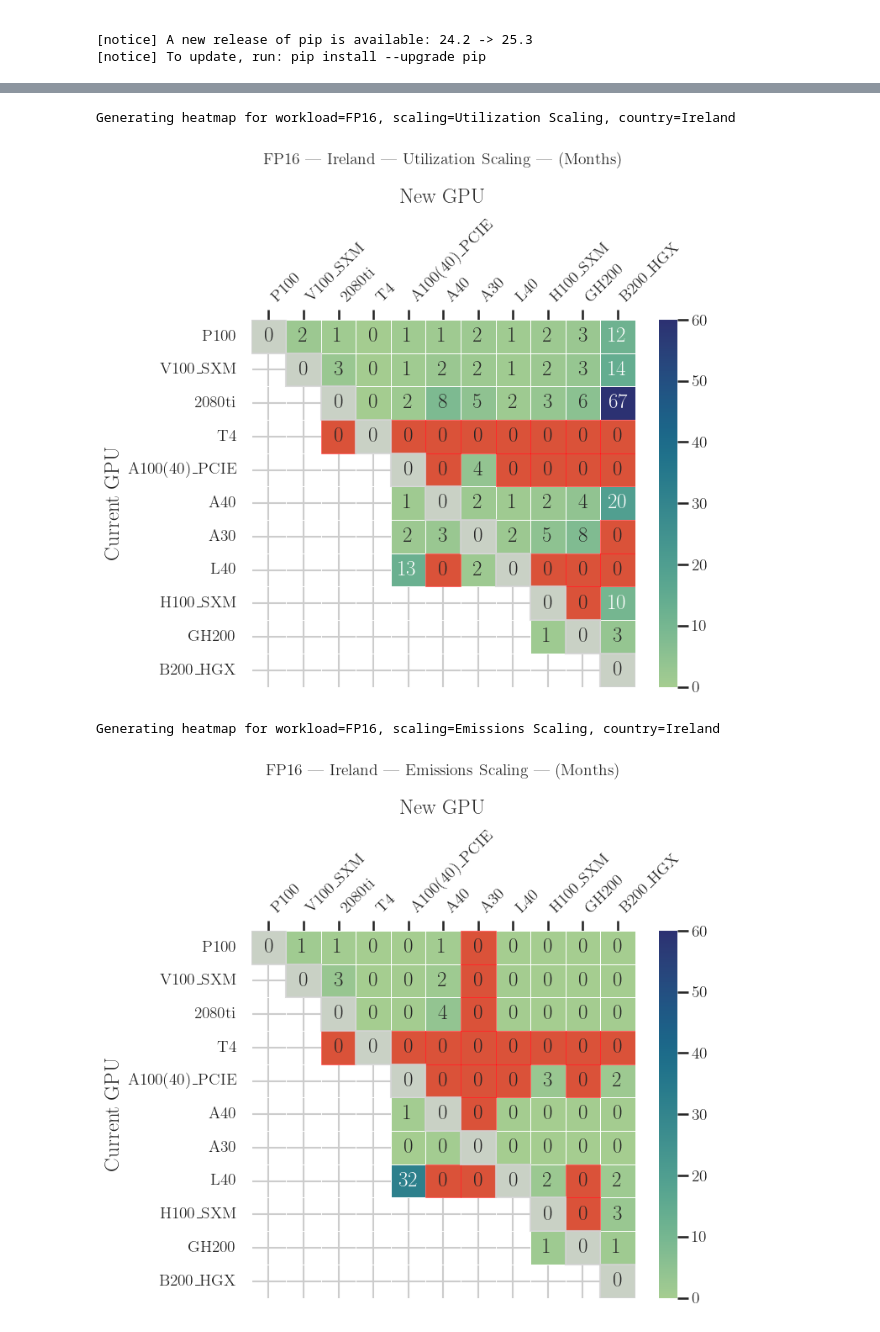
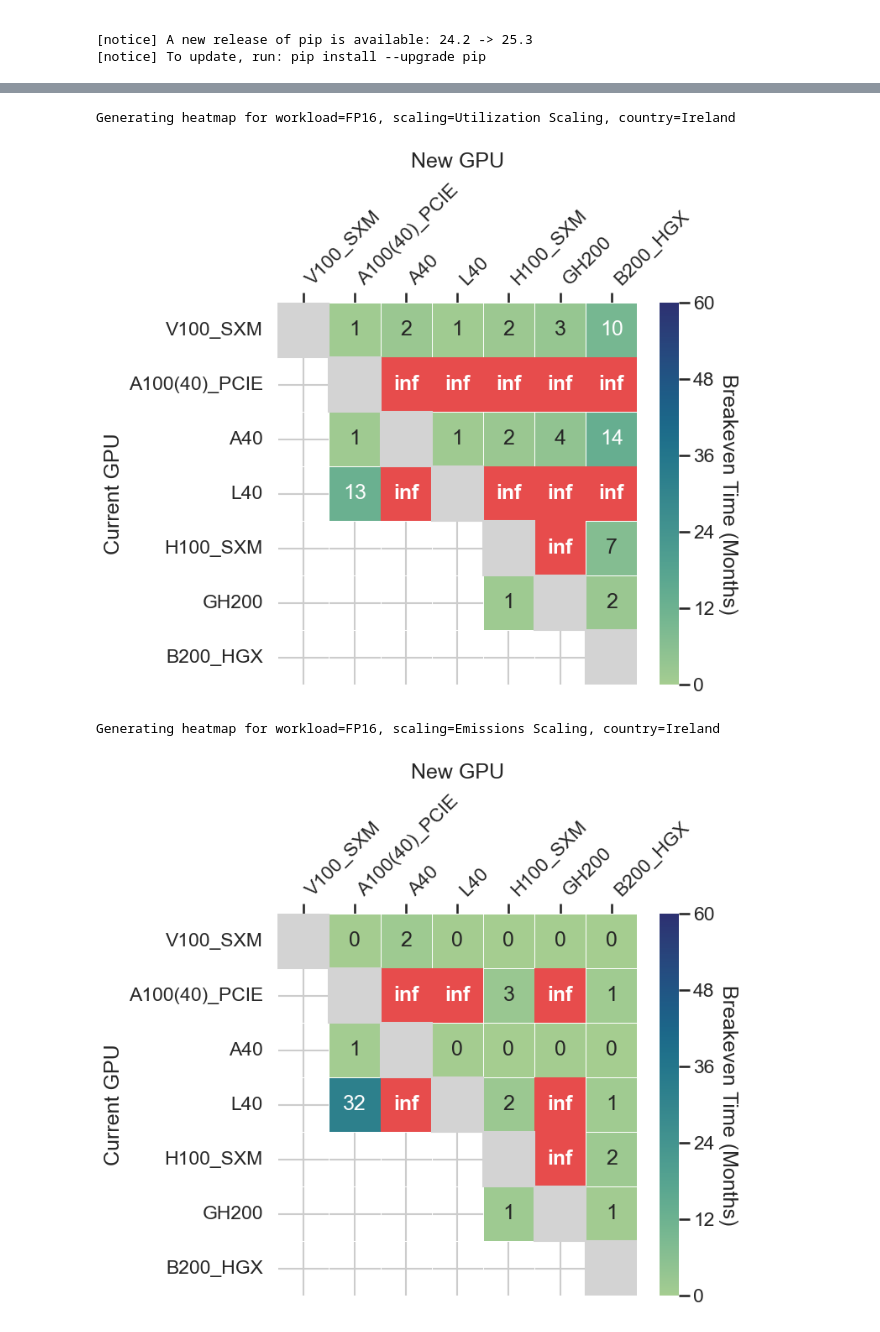
Before and after one commit to hpides/gpu-lifecycle-analysis, a Jupyter notebook: notebooks/plots.ipynb, the cells around one changed output, grey strips where cells are left out. Saved outputs shown, nothing was run; the diff lists cells and outputs as text; code cells hidden in the pictures.

Commit message:
updated comparison charts + B200 embodied calculation fix

```diff
--- a/notebooks/plots.ipynb
+++ b/notebooks/plots.ipynb
@@ -176,16 +204,6 @@ print(df[cols].to_string())
 11          GH200  248.30   67.000  34.0000      900            4.344707            2.344461    0.037778
 # %%
 
-# Set LaTeX font globally
-plt.rcParams.update({
-    "text.usetex": True,
-    "font.family": "serif",
-    "axes.labelsize": 14,
-    "axes.titlesize": 14,
-    "legend.fontsize": 14,
-    "xtick.labelsize": 14,
-    "ytick.labelsize": 14
-})
 
 colors = {
     "speedup": "#CE682A",
@@ -261,7 +279,7 @@ for i, col in enumerate(["FP16", "FP32", "FP64"]):
     if i == 2:
         ax.annotate(
             "NVIDIA GH200",        # Text to show
-            xy=(2023, 2.4),             # Point to annotate (x, y)
+            xy=(2023, 3.0),             # Point to annotate (x, y)
             xytext=(2020, 10),         # Position of the text
             arrowprops=dict(arrowstyle="->", color='darkgray', lw=1.5),
             fontsize=12,
@@ -270,7 +288,7 @@ for i, col in enumerate(["FP16", "FP32", "FP64"]):
 
         ax.annotate(
             "NVIDIA GH200",        # Text to show
-            xy=(2023, 5.5),             # Point to annotate (x, y)
+            xy=(2023, 7.2),             # Point to annotate (x, y)
             xytext=(2020, 10),         # Position of the text
             arrowprops=dict(arrowstyle="->", color='darkgray', lw=1.5),
             fontsize=12,
@@ -295,7 +313,10 @@ for i, col in enumerate(["FP16", "FP32", "FP64"]):
 handles = [plt.Line2D([0], [0], color=color, lw=2) for color in colors.values()]
 fig.legend(handles, labels.values(), loc='upper center', ncol=len(labels), frameon=False, fontsize=16)
 
-plt.subplots_adjust(top=0.85, wspace=0.2, hspace=0.3)  # top moves legend away, wspace moves subplots apart
+for ax in axes:
+    ax.set_xlabel("GPU Launch Year", fontsize=16, labelpad=8)
+
+plt.subplots_adjust(top=0.85, wspace=0.27, hspace=0.3)  # top moves legend away, wspace moves subplots apart
 
 plt.savefig("fp_over_time_all.svg", bbox_inches='tight')
 plt.show()
@@ -350,16 +371,6 @@ if intersect_days is not None:
     x_intersect, y_intersect = intersect
     y_intersect /= 1000  # kg → tonnes
 
-
-plt.rcParams.update({
-    "text.usetex": True,
-    "font.family": "serif",
-    "axes.labelsize": 18,
-    "axes.titlesize": 14,
-    "legend.fontsize": 16,
-    "xtick.labelsize": 14,
-    "ytick.labelsize": 14
-})
 
 plt.figure(figsize=(10, 6))  # 10 inches wide, 6 inches tall
 # Plot OPEX lines
@@ -527,23 +561,25 @@ def plot_gpu_breakeven(df, workload, country, scaling):
 # %%
 workloads = [constants.FP16, constants.FP32, constants.FP64, constants.MMULT_16, constants.MMULT_32, constants.MMULT_64, constants.SORTING, constants.TPCXAI]
 
 scaling_options = [constants.SCALING_UTILIZATION, constants.SCALING_EMISSIONS]
 
 country = "Ireland"
 
+gpus_to_remove = ["2080ti", "T4", "P100", "A30"]
+df_filtered = df[~df["GPU"].isin(gpus_to_remove)]
 
 for workload in workloads:
     for scaling in scaling_options:
         print(f"Generating heatmap for workload={workload}, scaling={constants.get_scaling_string(scaling)}, country={country}")
         plot_gpu_breakeven(
-            df=df,
+            df=df_filtered,
             workload=workload,
             scaling=scaling,
             country=country
         )
 # %% [output]
 Generating heatmap for workload=FP16, scaling=Utilization Scaling, country=Ireland
-[figure, old version]
+[figure, new version]
 Generating heatmap for workload=FP16, scaling=Emissions Scaling, country=Ireland
-[figure, old version]
+[figure, new version]
 Generating heatmap for workload=FP32, scaling=Utilization Scaling, country=Ireland
```
Also changed, not shown: parts of 8 cells of this notebook, 24 other files.
